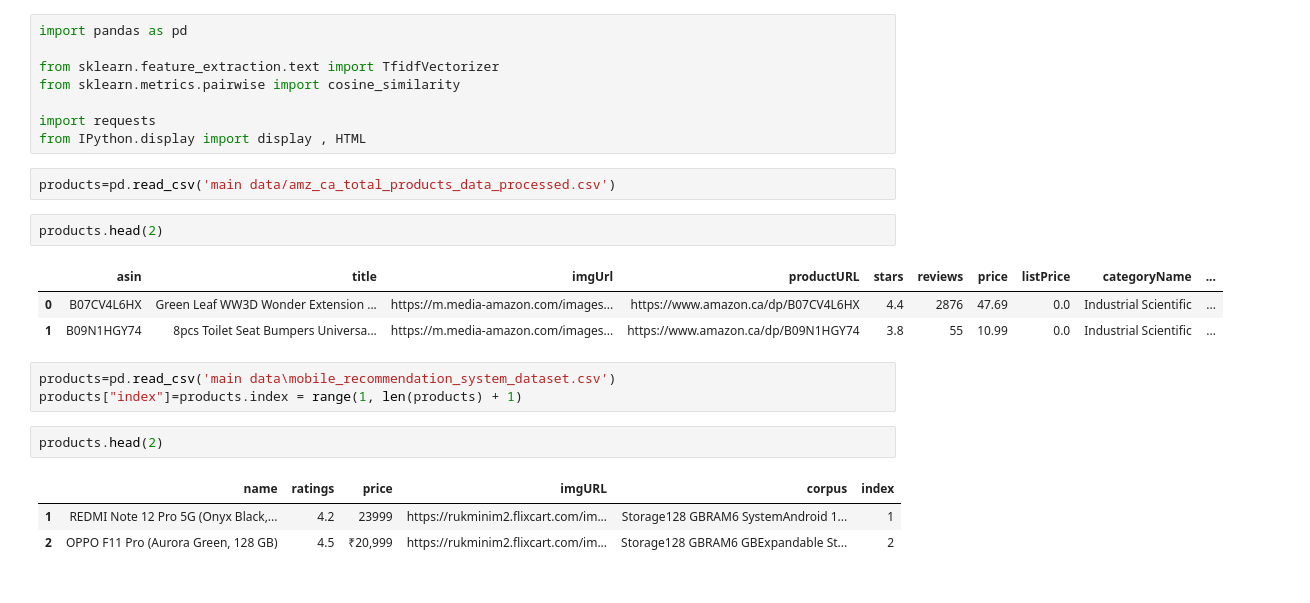
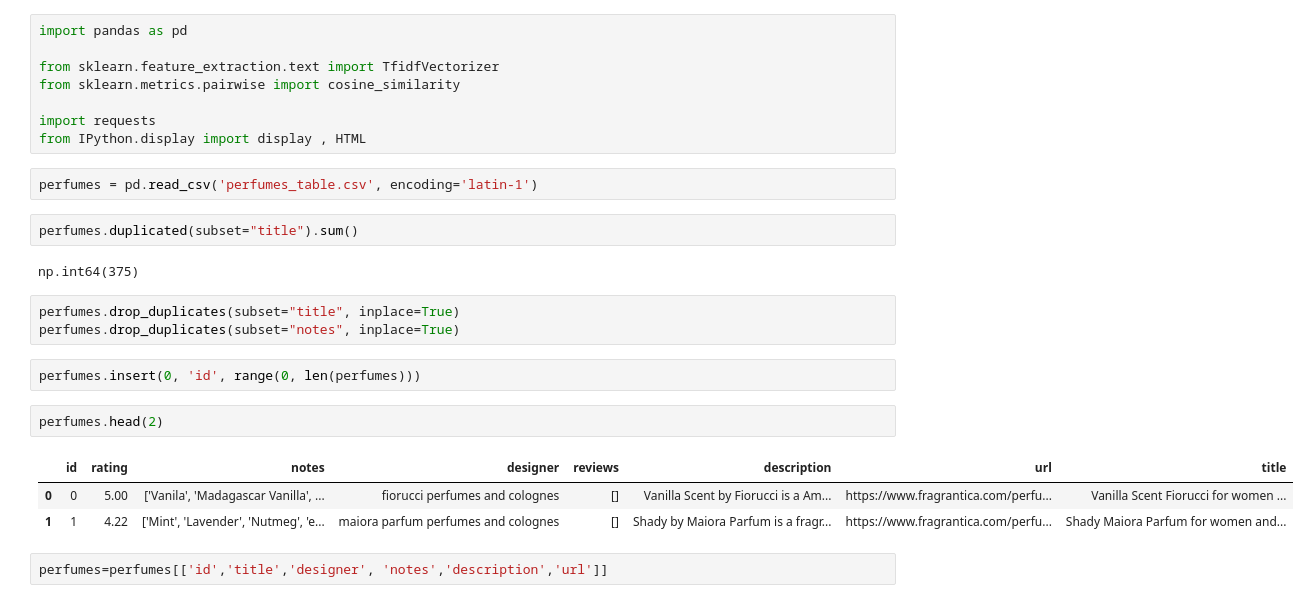
Before and after one commit to Razakhan143/PERFUME_HAVEN_MLOPS_PROJECT, a Jupyter notebook: perfume_haven_mlops_roject/notebooks/notebook.ipynb, the cells around one changed output. Cells and saved outputs as stored; diff of their text form.

```diff
--- a/perfume_haven_mlops_roject/notebooks/notebook.ipynb
+++ b/perfume_haven_mlops_roject/notebooks/notebook.ipynb
@@ -6,20 +6,22 @@ from sklearn.metrics.pairwise import cosine_similarity
 
 import requests
 from IPython.display import display , HTML
-# %%
-products=pd.read_csv('main data/amz_ca_total_products_data_processed.csv')
+# %%
+perfumes = pd.read_csv('perfumes_table.csv', encoding='latin-1')
+# %%
+perfumes.duplicated(subset="title").sum()
+# %% [output]
+np.int64(375)
+# %%
+perfumes.drop_duplicates(subset="title", inplace=True)
+perfumes.drop_duplicates(subset="notes", inplace=True)
+# %%
+perfumes.insert(0, 'id', range(0, len(perfumes)))
 # %%
-products.head(2)
+perfumes.head(2)
 # %% [output]
-|  | asin | title | imgUrl | productURL | stars | reviews | price | listPrice | categoryName | ... |
-| 0 | B07CV4L6HX | Green Leaf WW3D Wonder Extension ... | https://m.media-amazon.com/images... | https://www.amazon.ca/dp/B07CV4L6HX | 4.4 | 2876 | 47.69 | 0.0 | Industrial Scientific | ... |
-| 1 | B09N1HGY74 | 8pcs Toilet Seat Bumpers Universa... | https://m.media-amazon.com/images... | https://www.amazon.ca/dp/B09N1HGY74 | 3.8 | 55 | 10.99 | 0.0 | Industrial Scientific | ... |
+|  | id | rating | notes | designer | reviews | description | url | title |
+| 0 | 0 | 5.00 | ['Vanila', 'Madagascar Vanilla', ... | fiorucci perfumes and colognes | [] | Vanilla Scent by Fiorucci is a Am... | https://www.fragrantica.com/perfu... | Vanilla Scent Fiorucci for women ... |
+| 1 | 1 | 4.22 | ['Mint', 'Lavender', 'Nutmeg', 'e... | maiora parfum perfumes and colognes | [] | Shady by Maiora Parfum is a fragr... | https://www.fragrantica.com/perfu... | Shady Maiora Parfum for women and... |
-# %%
-products=pd.read_csv('main data\mobile_recommendation_system_dataset.csv')
-products["index"]=products.index = range(1, len(products) + 1)
-# %%
-products.head(2)
-# %% [output]
-|  | name | ratings | price | imgURL | corpus | index |
-| 1 | REDMI Note 12 Pro 5G (Onyx Black,... | 4.2 | 23999 | https://rukminim2.flixcart.com/im... | Storage128 GBRAM6 SystemAndroid 1... | 1 |
-| 2 | OPPO F11 Pro (Aurora Green, 128 GB) | 4.5 | ₹20,999 | https://rukminim2.flixcart.com/im... | Storage128 GBRAM6 GBExpandable St... | 2 |
+# %%
+perfumes=perfumes[['id','title','designer', 'notes','description','url']]
```
Also changed, not shown: parts of 20 cells of this notebook, 4 other files.
